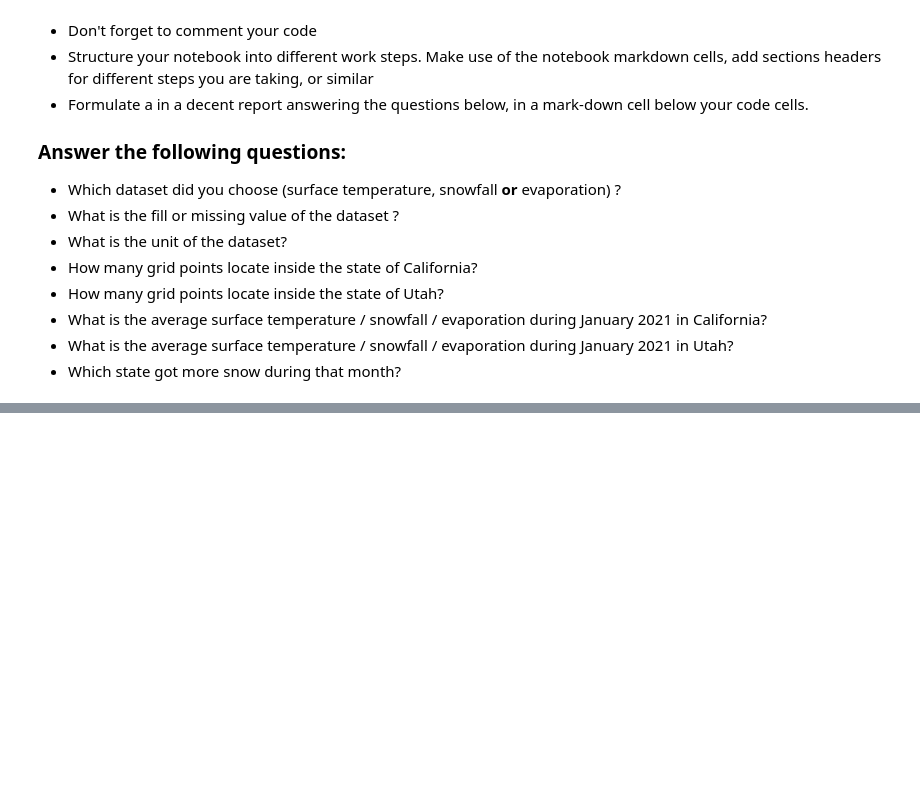
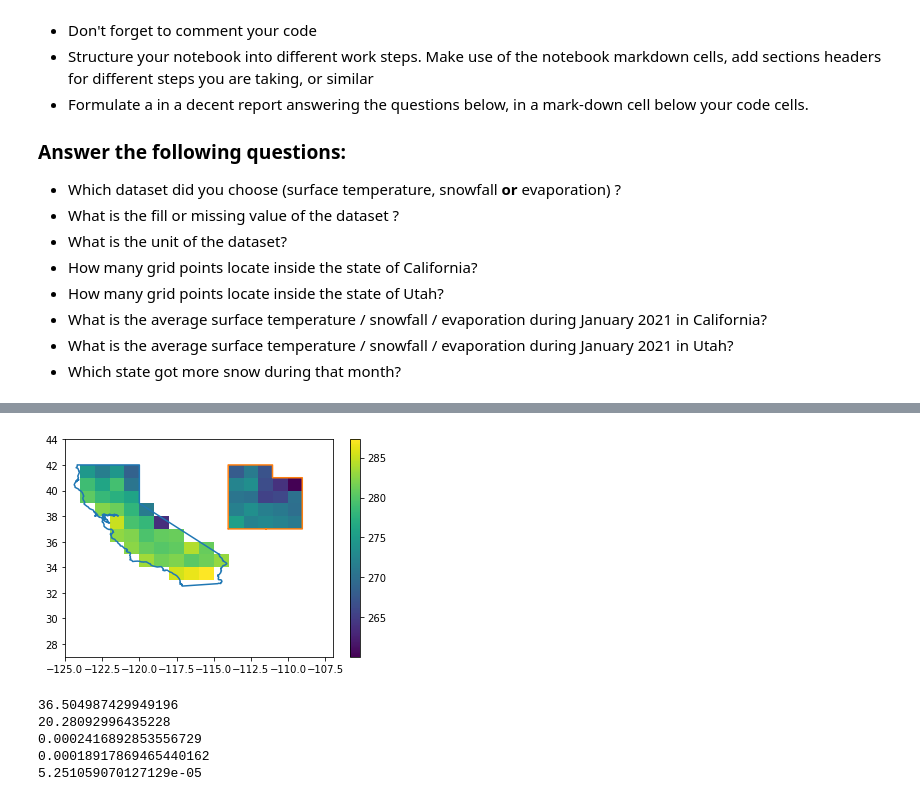
Before and after one commit to faizbond/geosf21_fadams, a Jupyter notebook: Exercise07b_PointsInARegion.ipynb, the cells around one changed output, grey strips where cells are left out. Saved outputs shown, nothing was run; the diff lists cells and outputs as text; code cells hidden in the pictures; blank space fills up the shorter version.

```diff
--- a/Exercise07b_PointsInARegion.ipynb
+++ b/Exercise07b_PointsInARegion.ipynb
@@ -154,0 +150,13 @@ dataset.keys()
+# %%
+# boundary extraction for CA
+filename = './boundary_CA.csv'
+boundaryCA = np.genfromtxt(filename, delimiter=',', skip_header = 1)
+
+# boundary extraction for UT
+filename = './boundary_UT.csv'
+boundaryUT = np.genfromtxt(filename, delimiter=',', skip_header = 1)
+# %%
+# extracting and asiigning the data for surface temperature, snowfall and evaporation
+temp= dataset.AvgSurfT_inst.array[:].data
+snow= dataset.Snowf_tavg.array[:].data
+evap= dataset.Evap_tavg.array[:].data
@@ -154,0 +274,41 @@ dataset.keys()
+# %%
+# finding the temperature grids for CA and UT as well as mean values
+tempCA = temp_bnd*maskCA
+tempUT = temp_bnd*maskUT
+meanCA = np.nanmean(tempCA)
+meanUT = np.nanmean(tempUT)
+
+# total snow fall and difference between the two states
+snowCA = np.sum(snow_bnd*maskCA)
+snowUT = np.sum(snow_bnd*maskUT)
+snowDiff = snowCA-snowUT
+
+# creating a grid that contains the temperature for both states
+temp_combine = np.add(tempCA,tempUT)
+temp_combine[temp_combine==-0] = np.nan
+
+# maskCA[maskCA==0] = np.nan
+# maskUT[maskUT==0] = np.nan
+
+# plot
+plt.pcolormesh(lon_bndGrid, lat_bndGrid, temp_combine[0], shading='auto')
+plt.plot(boundaryCA[:,1], boundaryCA[:,0])
+plt.plot(boundaryUT[:,1], boundaryUT[:,0])
+cbar = plt.colorbar()
+
+# print(maskUT)
+# %% [output]
+[figure, added]
+# %%
+# printing some relevant statistics
+print (meanCA)
+print(meanUT)
+print(snowCA)
+print (snowUT)
+print(snowDiff)
+# %% [output]
+36.504987429949196
+20.28092996435228
+0.0002416892853556729
+0.00018917869465440162
+5.251059070127129e-05
```
Also changed, not shown: parts of 29 cells of this notebook, 2 other files.
